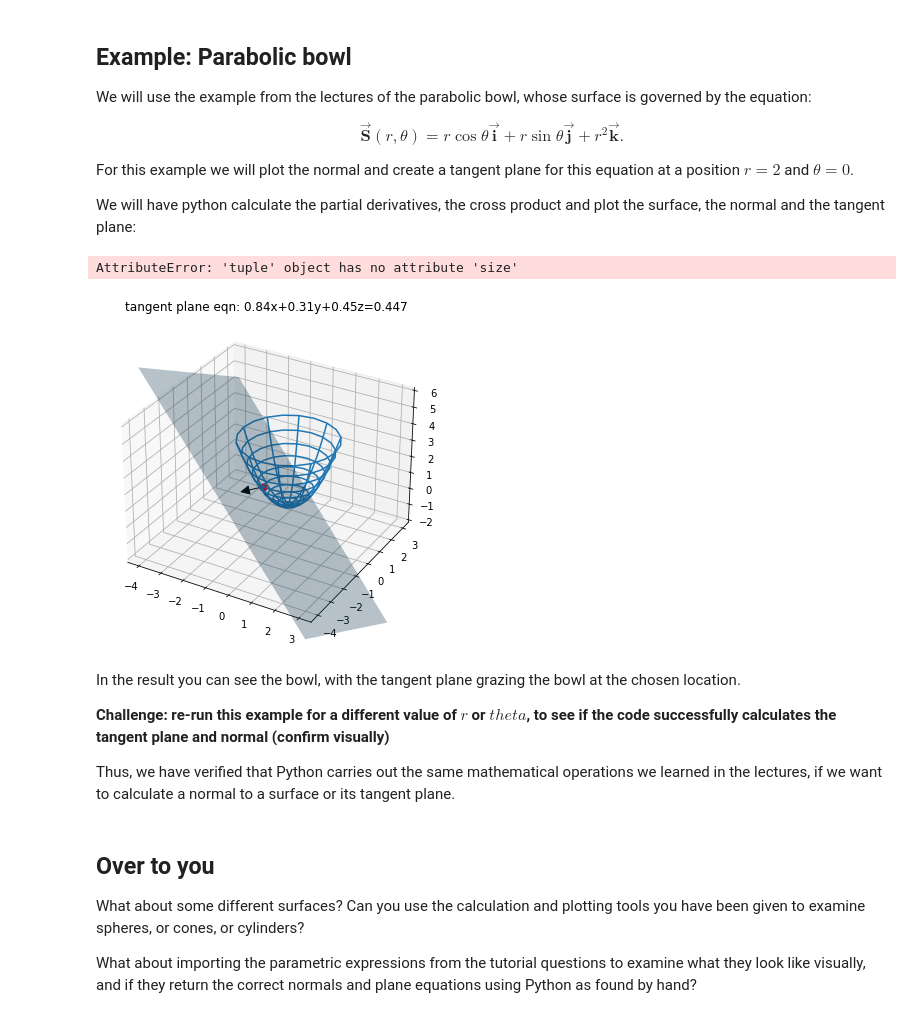
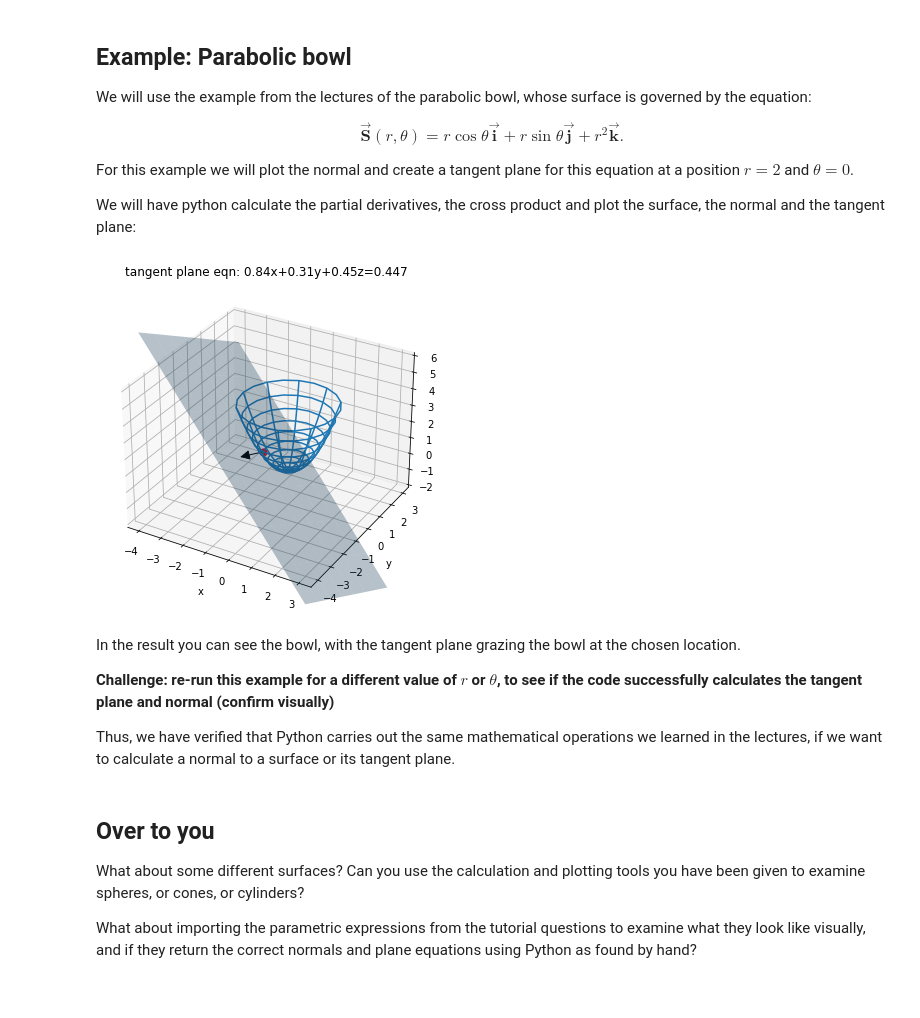
Before and after one commit to Abertay-University-SDI/MAT201_Python, a Jupyter notebook: _build/jupyter_execute/methods/MAT201M_CurvesAndSurfaces.ipynb, the cells around one changed output. Cells and saved outputs as stored; diff of their text form; code cells hidden in the pictures.

```diff
--- a/_build/jupyter_execute/methods/MAT201M_CurvesAndSurfaces.ipynb
+++ b/_build/jupyter_execute/methods/MAT201M_CurvesAndSurfaces.ipynb
@@ -281,40 +281,39 @@ nz = float(cp[2].subs({r: r1, theta: theta1}))
 n = [nx,ny,nz]
 n = n/np.linalg.norm(n)
 
 #tangent plane
 d = -np.sum(n * p)
 tpeqn = "tangent plane eqn: {:.2f}x+{:.2f}y+{:.2f}z={:.3f}".format(n[0],n[1],n[2],d)
 
 xlim = -4,4
 ylim = -4,4
 zlim = -2,6
 xx, yy = np.meshgrid(np.arange(*xlim), np.arange(*ylim))
 zz = -(n[0] * xx + n[1] * yy + d) / n[2]
 #zz[zz>6] = np.nan
 #zz[zz<-2] = np.nan
 
 # plot
 fig, ax = plt.subplots(subplot_kw={"projection": "3d"}, figsize=(12,6))
 ax.set_zlim(*zlim)
 surf = ax.plot_wireframe(xvals, yvals, zvals, rstride=2, cstride=2, label='parabolic bowl')
 ax.scatter(xp, yp, zp, color='r', s=50, label='location')
 arrow_prop_dict = dict(mutation_scale=20, arrowstyle='-|>', color='k', shrinkA=0, shrinkB=0, linewidth=1)
 b = Arrow3D([xp, xp-n[0]], [yp, yp-n[1]], [zp, zp-n[2]], **arrow_prop_dict)
 ax.add_artist(b)
 ax.plot_surface(xx, yy, zz, alpha=0.3, label='tangent plane')
 ax.title.set_text(tpeqn)
-ax.legend(loc="best")
+#ax.legend()
 ax.set_xlabel("x")
 ax.set_ylabel("y")
 ax.set_zlabel("z")
 plt.show()
 # %% [output]
-AttributeError: 'tuple' object has no attribute 'size'
-[figure, old version]
+[figure, new version]
 # %% [markdown]
 In the result you can see the bowl, with the tangent plane grazing the bowl at the chosen location.
 
-**Challenge: re-run this example for a different value of $r$ or $theta$, to see if the code successfully calculates the tangent plane and normal (confirm visually)**
+**Challenge: re-run this example for a different value of $r$ or $\theta$, to see if the code successfully calculates the tangent plane and normal (confirm visually)**
 
 Thus, we have verified that Python carries out the same mathematical operations we learned in the lectures, if we want to calculate a normal to a surface or its tangent plane.
 # %% [markdown]
```
Also changed, not shown: 49 other files.
